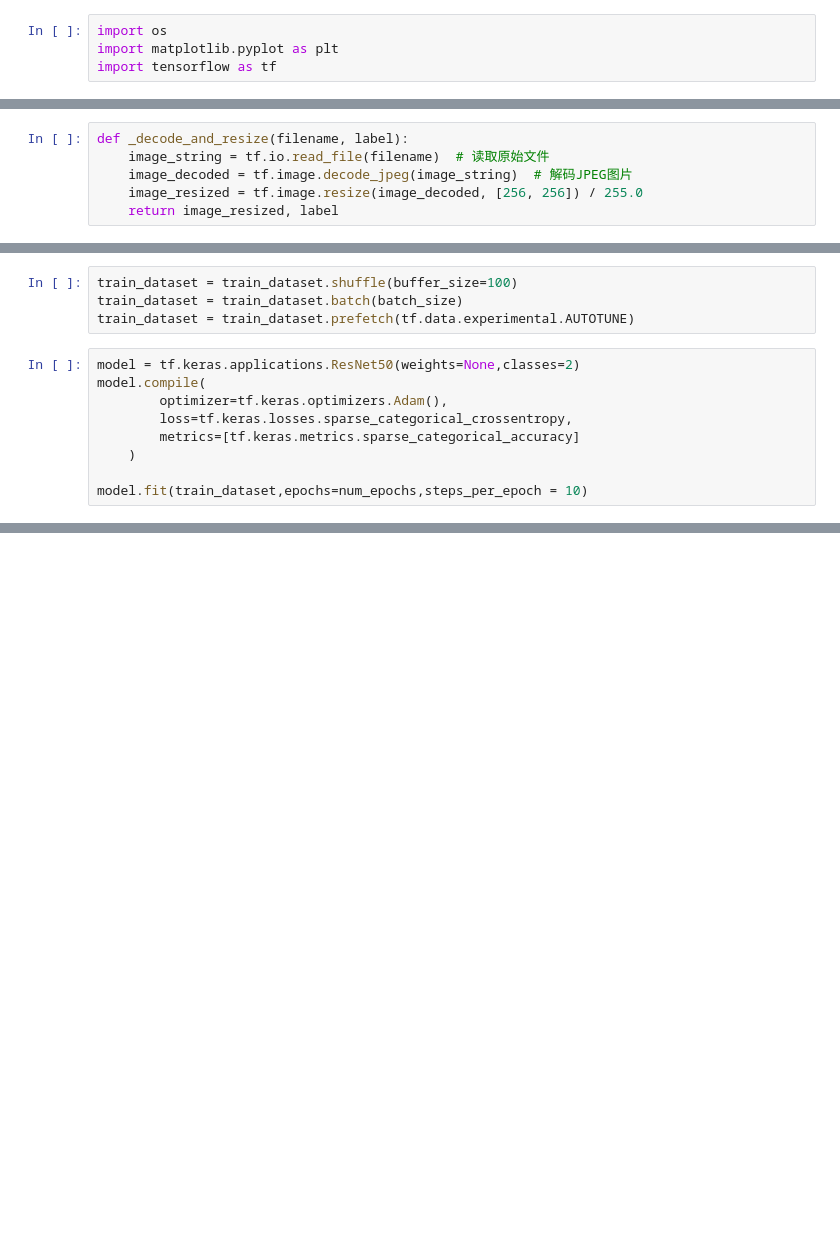
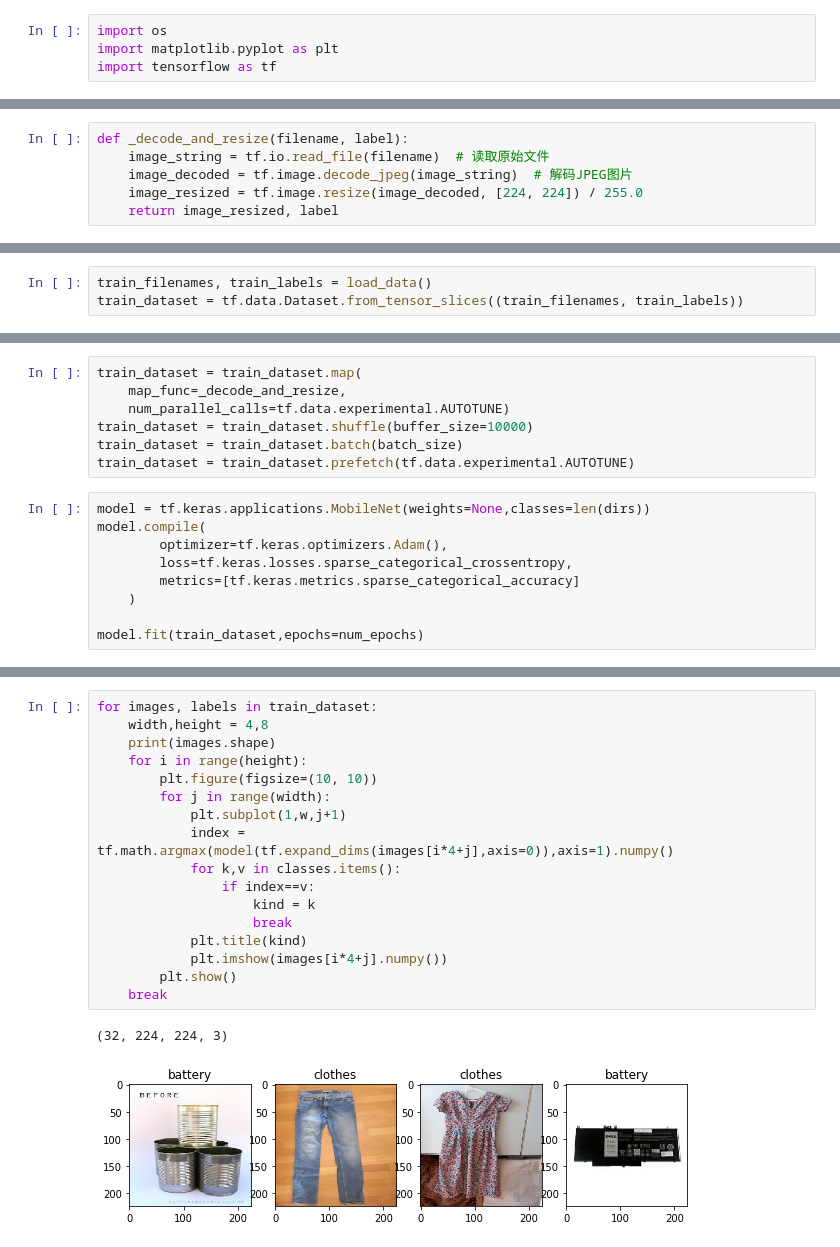
Before and after one commit to iMbaGong/classify_garbage, a Jupyter notebook: classify_garbage.ipynb, the cells around one changed output, grey strips where cells are left out. Saved outputs shown, nothing was run; the diff lists cells and outputs as text; blank space fills up the shorter version.

Commit message:
add model

```diff
--- a/classify_garbage.ipynb
+++ b/classify_garbage.ipynb
@@ -15,5 +52,5 @@ train_chopsticks_dir = data_dir + '/train/一次性筷子/'
 def _decode_and_resize(filename, label):
     image_string = tf.io.read_file(filename)  # 读取原始文件
     image_decoded = tf.image.decode_jpeg(image_string)  # 解码JPEG图片
-    image_resized = tf.image.resize(image_decoded, [256, 256]) / 255.0
+    image_resized = tf.image.resize(image_decoded, [224, 224]) / 255.0
     return image_resized, label
@@ -32,0 +57,3 @@ train_dataset = train_dataset.map(
+# %%
+train_filenames, train_labels = load_data()
+train_dataset = tf.data.Dataset.from_tensor_slices((train_filenames, train_labels))
@@ -33,14 +62,17 @@ train_dataset = train_dataset.map(
 # %%
-train_dataset = train_dataset.shuffle(buffer_size=100)
+train_dataset = train_dataset.map(
+    map_func=_decode_and_resize,
+    num_parallel_calls=tf.data.experimental.AUTOTUNE)
+train_dataset = train_dataset.shuffle(buffer_size=10000)
 train_dataset = train_dataset.batch(batch_size)
 train_dataset = train_dataset.prefetch(tf.data.experimental.AUTOTUNE)
 # %%
-model = tf.keras.applications.ResNet50(weights=None,classes=2)
+model = tf.keras.applications.MobileNet(weights=None,classes=len(dirs))
 model.compile(
         optimizer=tf.keras.optimizers.Adam(),
         loss=tf.keras.losses.sparse_categorical_crossentropy,
         metrics=[tf.keras.metrics.sparse_categorical_accuracy]
     )
 
-model.fit(train_dataset,epochs=num_epochs,steps_per_epoch = 10)
+model.fit(train_dataset,epochs=num_epochs)
 # %% [output]
@@ -48,0 +84,20 @@ InvalidArgumentError: Got 17 frames, but animated gifs can only be decoded by tf
+# %%
+for images, labels in train_dataset:
+    width,height = 4,8
+    print(images.shape)
+    for i in range(height):
+        plt.figure(figsize=(10, 10))
+        for j in range(width):
+            plt.subplot(1,w,j+1)
+            index = tf.math.argmax(model(tf.expand_dims(images[i*4+j],axis=0)),axis=1).numpy()
+            for k,v in classes.items():
+                if index==v:
+                    kind = k
+                    break
+            plt.title(kind)
+            plt.imshow(images[i*4+j].numpy())
+        plt.show()
+    break
+# %% [output]
+(32, 224, 224, 3)
+[figure, added]
```
Also changed, not shown: parts of 10 cells of this notebook, 1 other file.
